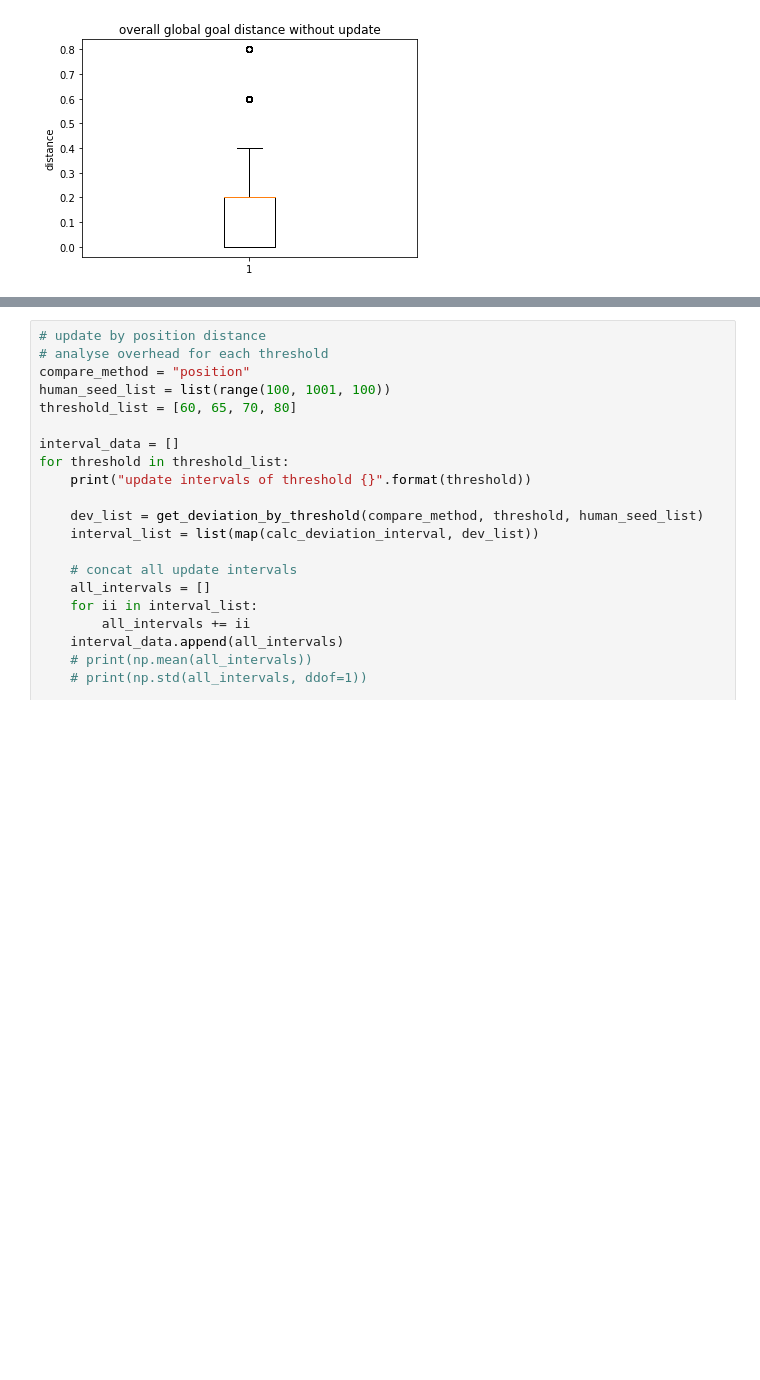
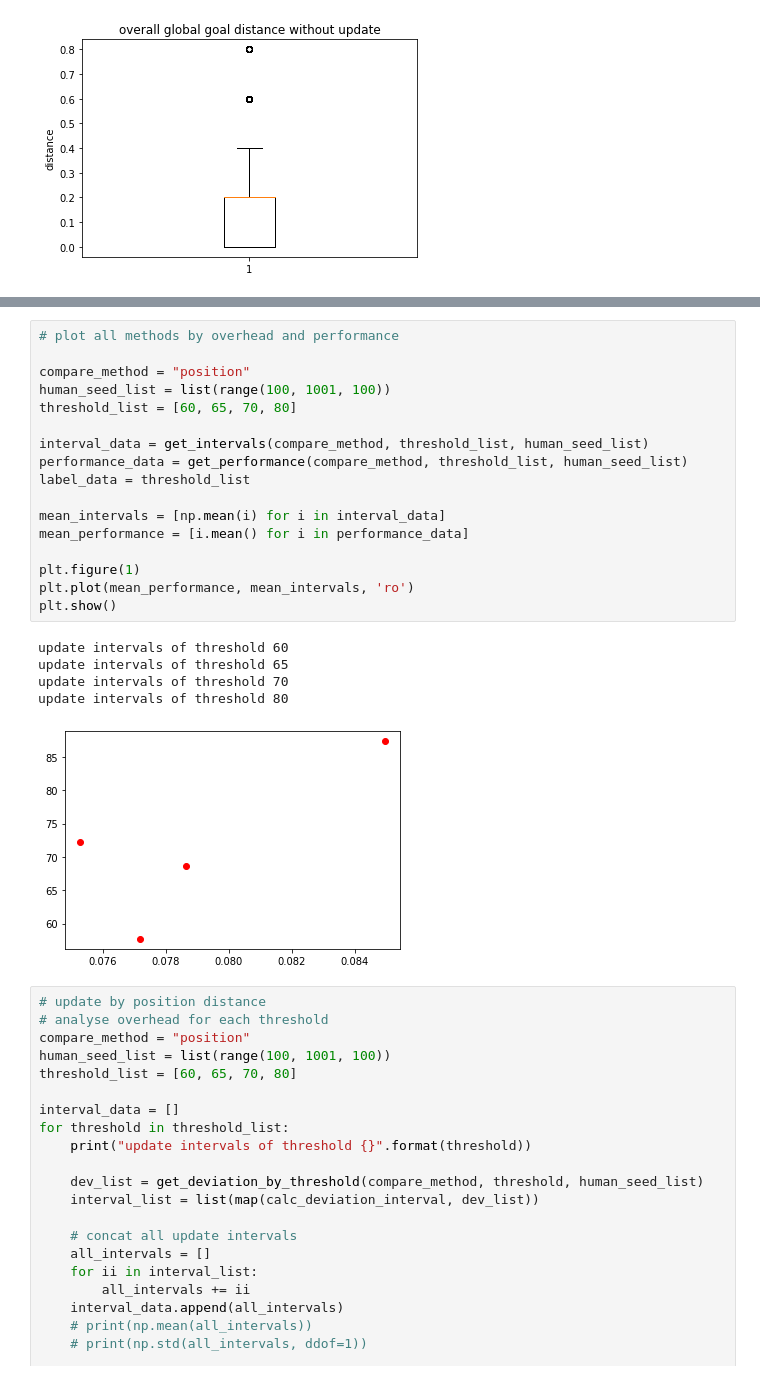
Before and after one commit to Neutrino42/knowledge-equivalence-DT, a Jupyter notebook: analyse.ipynb, the cells around one changed output, grey strips where cells are left out. Saved outputs shown, nothing was run; the diff lists cells and outputs as text; blank space fills up the shorter version.

```diff
--- a/analyse.ipynb
+++ b/analyse.ipynb
@@ -294,3 +323,26 @@ plt.savefig("./fig/no_update_global_goal_3.pdf")
+# %%
+# plot all methods by overhead and performance
+
+compare_method = "position"
+human_seed_list = list(range(100, 1001, 100))
+threshold_list = [60, 65, 70, 80]
+
+interval_data = get_intervals(compare_method, threshold_list, human_seed_list)
+performance_data = get_performance(compare_method, threshold_list, human_seed_list)
+label_data = threshold_list
+
+mean_intervals = [np.mean(i) for i in interval_data]
+mean_performance = [i.mean() for i in performance_data]
+
+plt.figure(1)
+plt.plot(mean_performance, mean_intervals, 'ro')
+plt.show()
+# %% [output]
+update intervals of threshold 60
+update intervals of threshold 65
+update intervals of threshold 70
+update intervals of threshold 80
+[figure, added]
 # %%
 # update by position distance
 # analyse overhead for each threshold
```
Also changed, not shown: parts of 1 cell of this notebook, 51 other files.
